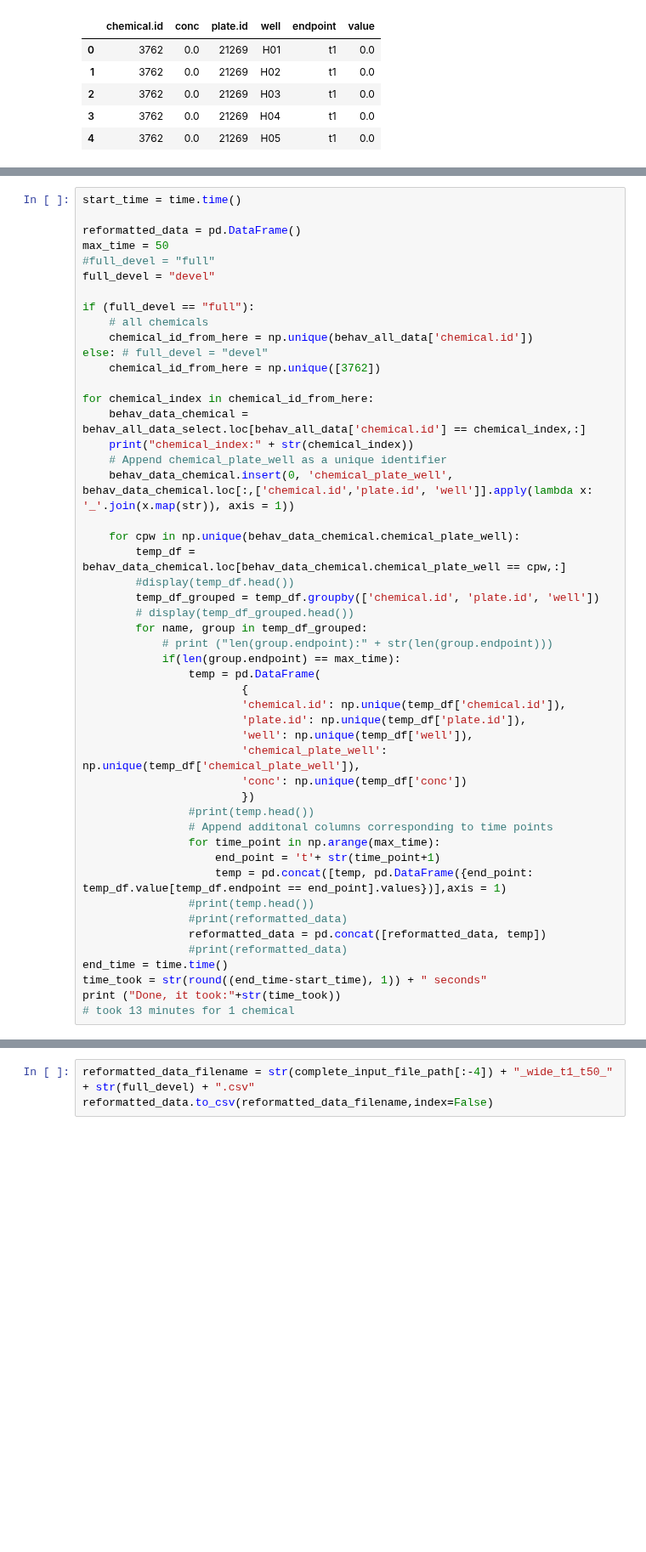
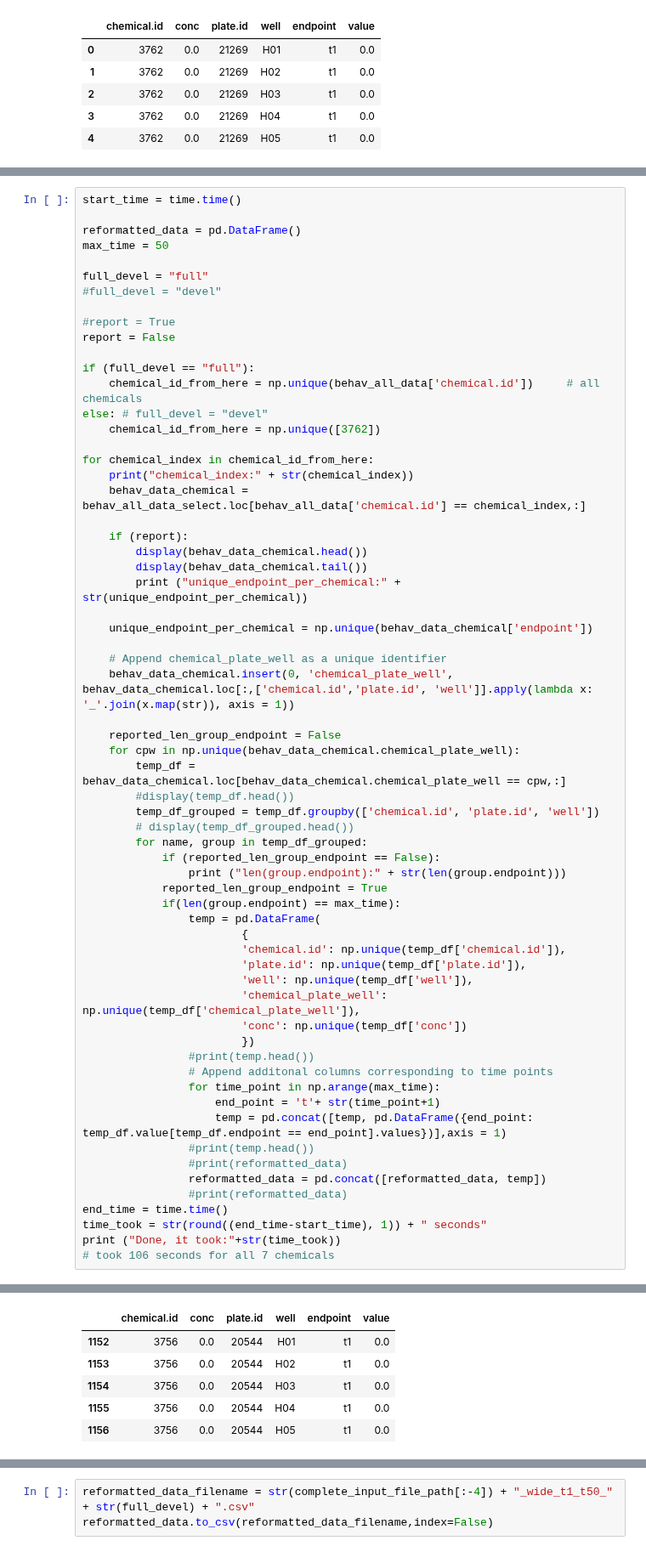
Before and after one commit to PNNL-CompBio/srpAnalytics, a Jupyter notebook: analysis/latest/1_reformat/7_PAH/behavior/tall2wide_7_PAH_EPR.ipynb, the cells around one changed output, grey strips where cells are left out. Shown at 85% size. Cells and saved outputs as stored; diff of their text form; blank space fills up the shorter version.

```diff
--- a/analysis/latest/1_reformat/7_PAH/behavior/tall2wide_7_PAH_EPR.ipynb
+++ b/analysis/latest/1_reformat/7_PAH/behavior/tall2wide_7_PAH_EPR.ipynb
@@ -54,28 +66,42 @@ start_time = time.time()
 
 reformatted_data = pd.DataFrame()
 max_time = 50
-#full_devel = "full"
-full_devel = "devel"
+
+full_devel = "full"
+#full_devel = "devel"
+
+#report = True
+report = False
 
 if (full_devel == "full"):
-    # all chemicals
-    chemical_id_from_here = np.unique(behav_all_data['chemical.id'])
+    chemical_id_from_here = np.unique(behav_all_data['chemical.id'])     # all chemicals
 else: # full_devel = "devel"
     chemical_id_from_here = np.unique([3762])
 
 for chemical_index in chemical_id_from_here:
+    print("chemical_index:" + str(chemical_index))
     behav_data_chemical = behav_all_data_select.loc[behav_all_data['chemical.id'] == chemical_index,:]
-    print("chemical_index:" + str(chemical_index))
+
+    if (report):
+        display(behav_data_chemical.head())
+        display(behav_data_chemical.tail())
+        print ("unique_endpoint_per_chemical:" + str(unique_endpoint_per_chemical))
+
+    unique_endpoint_per_chemical = np.unique(behav_data_chemical['endpoint'])
+
     # Append chemical_plate_well as a unique identifier
     behav_data_chemical.insert(0, 'chemical_plate_well', behav_data_chemical.loc[:,['chemical.id','plate.id', 'well']].apply(lambda x: '_'.join(x.map(str)), axis = 1))
 
+    reported_len_group_endpoint = False
     for cpw in np.unique(behav_data_chemical.chemical_plate_well):
         temp_df = behav_data_chemical.loc[behav_data_chemical.chemical_plate_well == cpw,:]
         #display(temp_df.head())
         temp_df_grouped = temp_df.groupby(['chemical.id', 'plate.id', 'well'])
         # display(temp_df_grouped.head())
         for name, group in temp_df_grouped:
-            # print ("len(group.endpoint):" + str(len(group.endpoint)))
+            if (reported_len_group_endpoint == False):
+                print ("len(group.endpoint):" + str(len(group.endpoint)))
+            reported_len_group_endpoint = True
             if(len(group.endpoint) == max_time):
                 temp = pd.DataFrame(
                         {
@@ -97,5 +123,5 @@ for chemical_index in chemical_id_from_here:
 end_time = time.time()
 time_took = str(round((end_time-start_time), 1)) + " seconds"
 print ("Done, it took:"+str(time_took))
-# took 13 minutes for 1 chemical
+# took 106 seconds for all 7 chemicals
 # %% [output]
@@ -103,0 +129,6 @@ Done, it took:13.1 seconds
+|  | chemical.id | conc | plate.id | well | endpoint | value |
+| 1152 | 3756 | 0.0 | 20544 | H01 | t1 | 0.0 |
+| 1153 | 3756 | 0.0 | 20544 | H02 | t1 | 0.0 |
+| 1154 | 3756 | 0.0 | 20544 | H03 | t1 | 0.0 |
+| 1155 | 3756 | 0.0 | 20544 | H04 | t1 | 0.0 |
+| 1156 | 3756 | 0.0 | 20544 | H05 | t1 | 0.0 |
```
Also changed, not shown: parts of 6 cells of this notebook, 6 other files.
